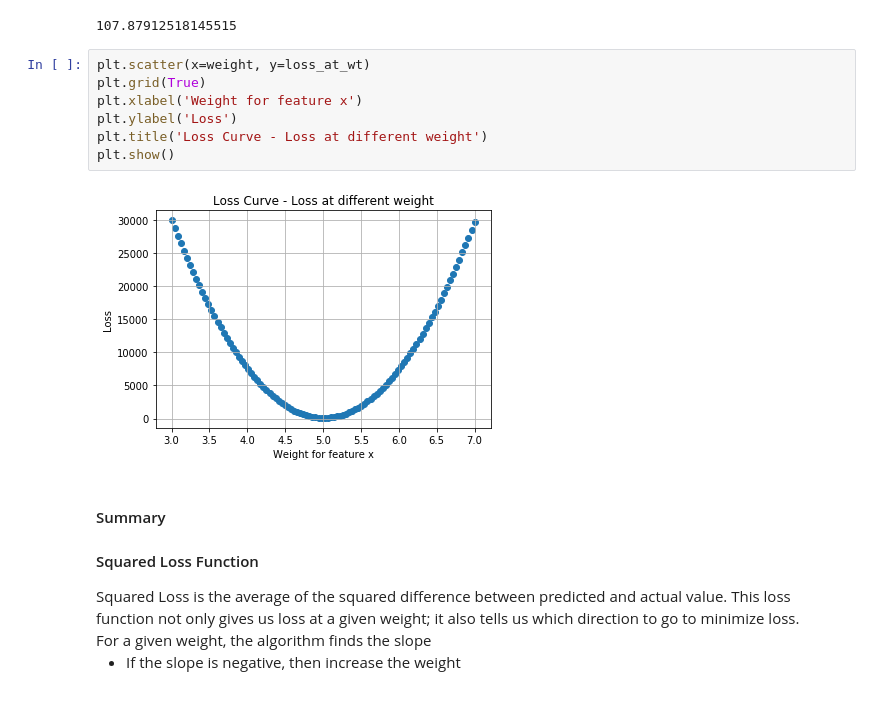
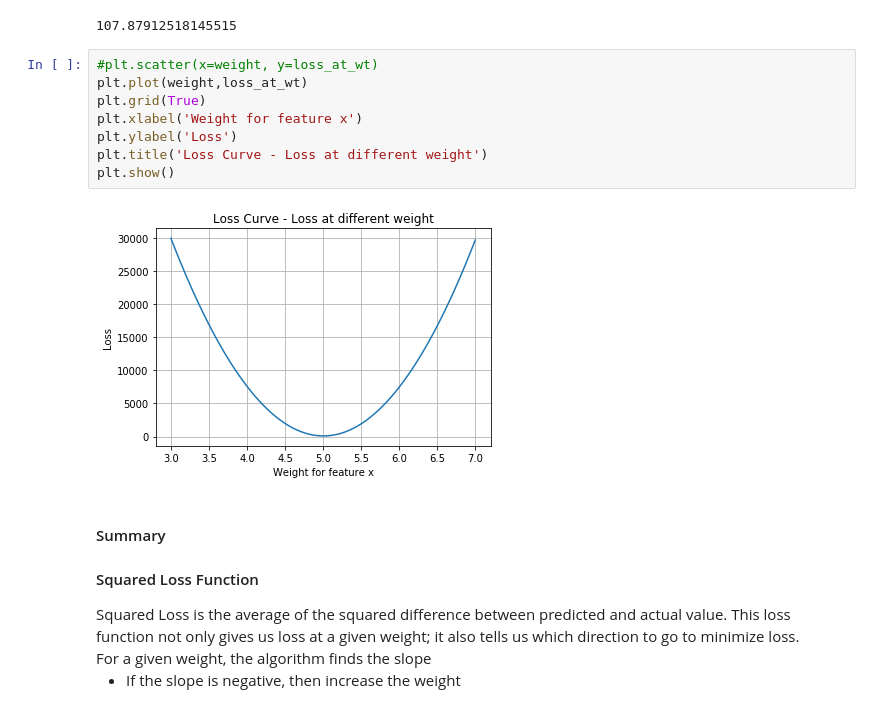
Before and after one commit to ChandraLingam/AmazonSageMakerCourse, a Jupyter notebook: GradientDescent/linear_cost_example.ipynb, the cells around one changed output. Saved outputs shown, nothing was run; the diff lists cells and outputs as text.

```diff
--- a/GradientDescent/linear_cost_example.ipynb
+++ b/GradientDescent/linear_cost_example.ipynb
@@ -156,14 +153,15 @@ min(loss_at_wt)
 # %% [output]
 107.87912518145515
 # %%
-plt.scatter(x=weight, y=loss_at_wt)
+#plt.scatter(x=weight, y=loss_at_wt)
+plt.plot(weight,loss_at_wt)
 plt.grid(True)
 plt.xlabel('Weight for feature x')
 plt.ylabel('Loss')
 plt.title('Loss Curve - Loss at different weight')
 plt.show()
 # %% [output]
-[figure, old version]
+[figure, new version]
 # %% [markdown]
 <h4>Summary</h4>
 <h4>Squared Loss Function</h4>
```
Also changed, not shown: parts of 2 cells of this notebook, 2 other files.
